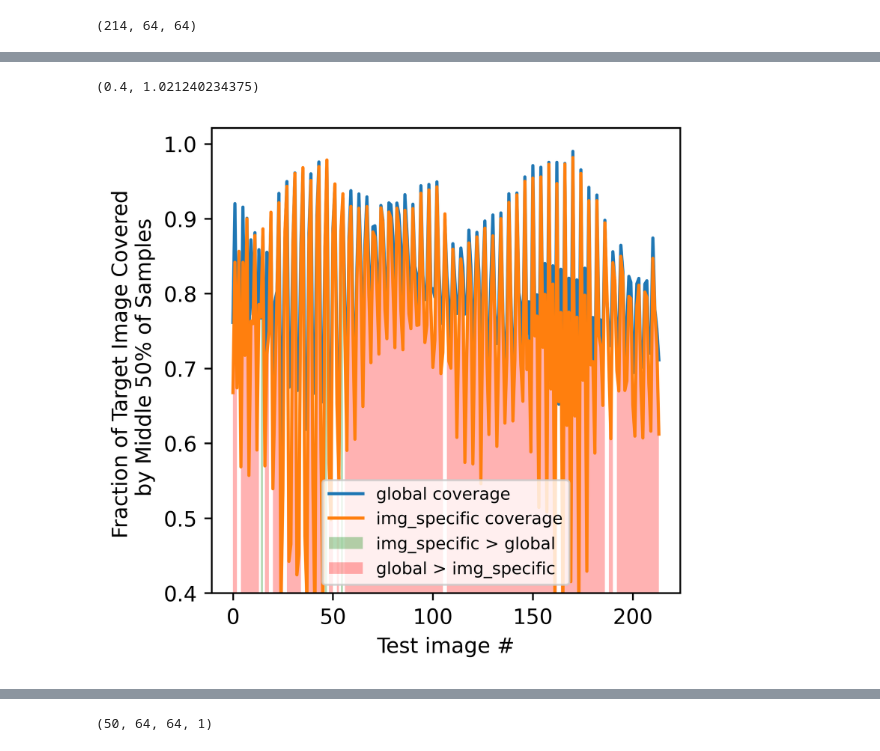
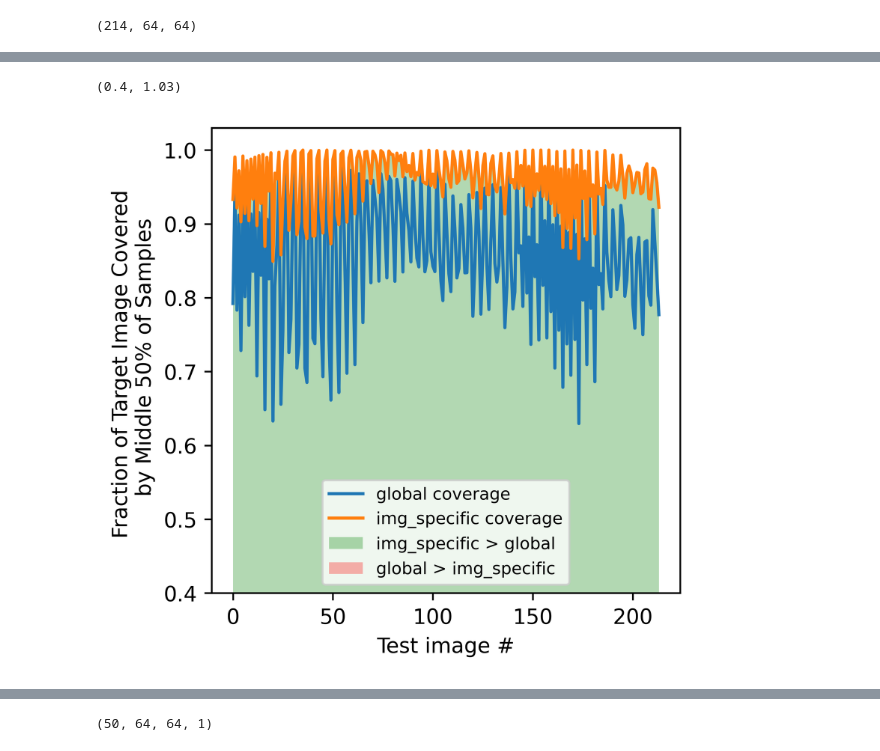
Before and after one commit to HarrisonGoldwyn/distributional_SRCNN, a Jupyter notebook: sr_ordered_train0p75/analysis/coverage_figure.ipynb, the cells around one changed output, grey strips where cells are left out. Drawn from its saved outputs; the diff is of its cells as text; code cells hidden in the pictures.

```diff
--- a/sr_ordered_train0p75/analysis/coverage_figure.ipynb
+++ b/sr_ordered_train0p75/analysis/coverage_figure.ipynb
@@ -137 +150,3 @@ p4p5_pred = p4p5_err + targets
+# %%
+p0p5_pred = p0p5_err + targets
 # %%
@@ -148,5 +163,5 @@ global_err_fields.shape
 (214, 64, 64)
 # %%
 ## analytic results with correct downscaling
-global_cov_params = np.load("../stage_2/output/anal_sln_global_params.npy")
+global_cov_params = np.load("../stage_2/output_2a/anal_sln_global_params.npy")
 # %%
@@ -168,16 +189,18 @@ targets.shape
 global_50_coverage = []
 p4p5_50_coverage = []
 
-path_to_img_spec_noise = "/Users/hgoldwyn/Research/projects/SR_CNN/paper_repo/sr_ordered_train0p75/sample_generation/img_spec_noise_compute/kestrel_output/"
+# path_to_img_spec_noise = "/Users/hgoldwyn/Research/projects/SR_CNN/paper_repo/sr_ordered_train0p75/sample_generation/img_spec_noise_compute/kestrel_output/"
 
 for i in range(targets.shape[0]):
-    print(i)
+    if i % 25 == 0:
+        print(i)
 
     #### Get GLOBAL result
     ## resample noise
-    g_noise = get_noise_from_cov_params_wSVD(global_u, global_s, n_samples=100)
+    g_noise = get_noise_from_cov_params_fft(global_cov_params, n_samples=100, N=64)
 
     g_samples = g_noise + global_pred[i].ravel()[None, :]
+
 
     ## Compute surfaces
     fd = FDataGrid(g_samples.reshape((-1, hr_data_size, hr_data_size)))
@@ -203,10 +226,10 @@ for i in range(targets.shape[0]):
     ## Get IMG-SPE result
     # is_noise = np.load(path_to_img_spec_noise + f"p4p5_img_{642+i}_noise_samples.npy")
     is_samples = (
-        p4p5_pred[i].ravel()[None, :]
+        p0p5_pred[i].ravel()[None, :]
         +
-        # is_noise
-        g_noise  ## Use global noise
+        get_noise_from_cov_params_fft(p0p5_cov_params[i], n_samples=100, N=64) ## is_noise
+        # g_noise  ## Use global noise
         )
 
     fd = FDataGrid(is_samples.reshape((-1, hr_data_size, hr_data_size)))
@@ -253,5 +268,5 @@ for i in range(targets.shape[0]):
 # %%
 global_50_coverage = np.asarray(global_50_coverage)
-p4p5_50_coverage = np.asarray(p4p5_50_coverage)
+p0p5_50_coverage = np.asarray(p4p5_50_coverage)
 # %%
 np.save('global_coverage_50per.npy', global_50_coverage)
@@ -263,41 +278,41 @@ plt.figure(figsize=(4, 4), dpi=600)
 
 # Plot the curves
 plt.plot(x, global_50_coverage, label='global coverage', color='C0')
-plt.plot(x, p4p5_50_coverage, label='img_specific coverage', color='C1')
+plt.plot(x, p0p5_50_coverage, label='img_specific coverage', color='C1')
 
 plt.fill_between(
     x,
     0.4,
-    p4p5_50_coverage,
-    where=(p4p5_50_coverage > global_50_coverage),
+    p0p5_50_coverage,
+    where=(p0p5_50_coverage > global_50_coverage),
     # interpolate=True,
     linewidth=0,
     color='green',
     alpha=0.3,
     label='img_specific > global'
 )
 
-# Fill red where p4p5_50_coverage < global_50_coverage
+# Fill red where p0p5_50_coverage < global_50_coverage
 plt.fill_between(
     x,
     0.4,
-    p4p5_50_coverage,
-    where=(p4p5_50_coverage <= global_50_coverage),
+    p0p5_50_coverage,
+    where=(p0p5_50_coverage <= global_50_coverage),
     # interpolate=True,
     linewidth=0,
     color='red',
     alpha=0.3,
     label='global > img_specific'
 )
 
 plt.xlabel('Test image #')
 plt.ylabel('Fraction of Target Image Covered \n by Middle 50% of Samples')
 
 plt.legend(loc='lower center', fontsize=8)
 plt.ylim((0.4, plt.gca().get_ylim()[1]))
 # %% [output]
-(0.4, 1.021240234375)
+(0.4, 1.03)
-[figure, old version]
+[figure, new version]
 # %%
 # Pad array if length is not divisible by 4
 remainder = len(global_50_coverage) % 4
```
Also changed, not shown: parts of 12 cells of this notebook, 4 other files.
